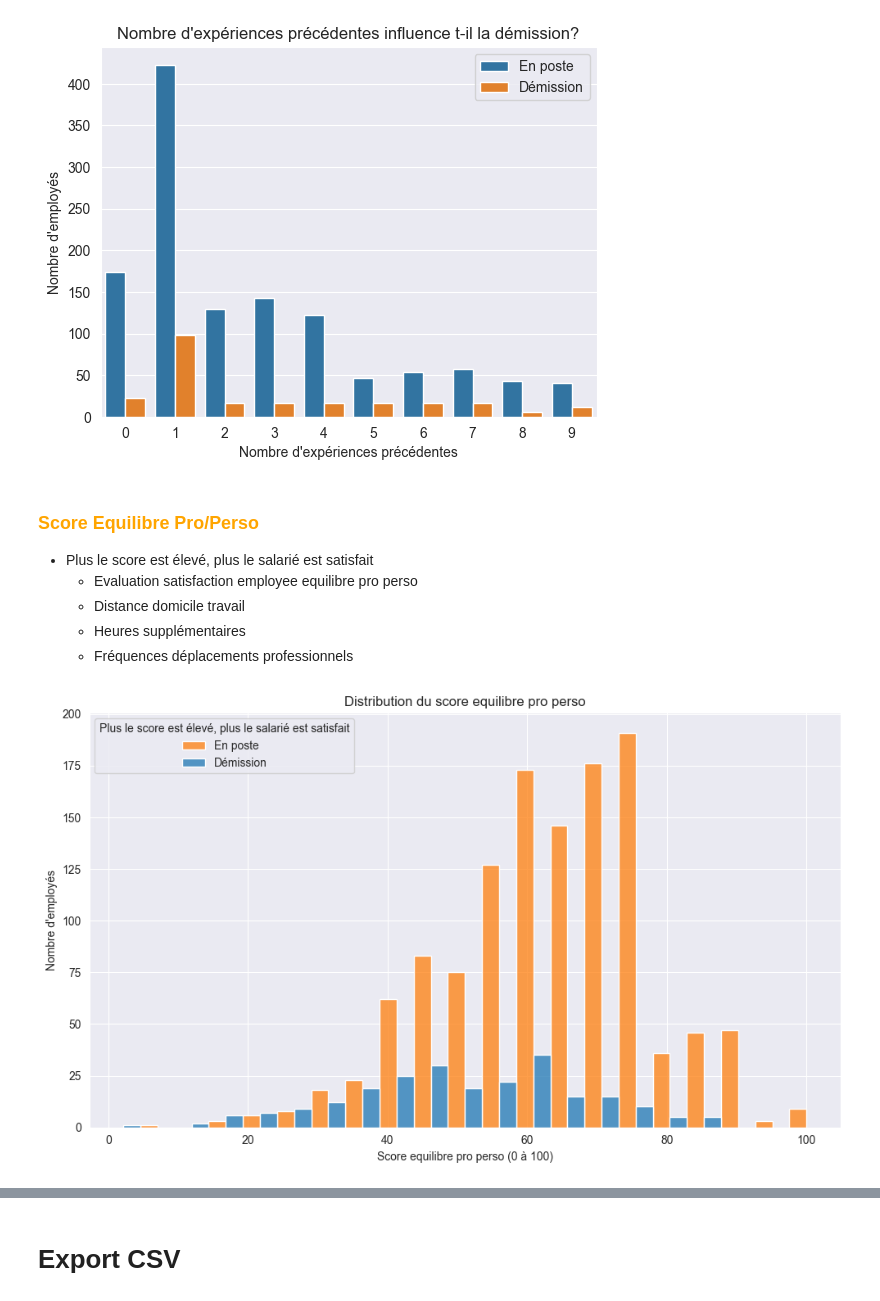
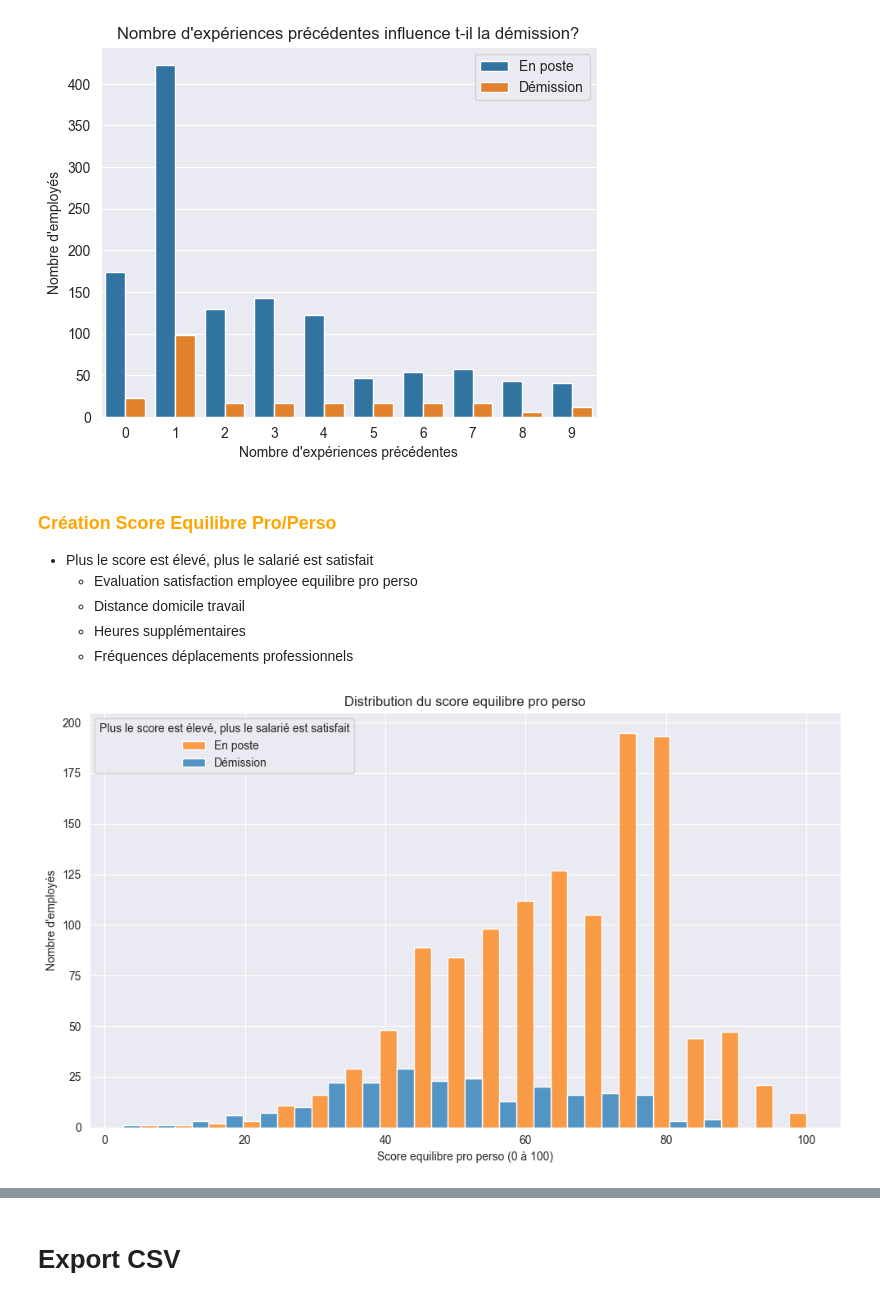
Before and after one commit to ticoraph/HRAnalytics, a Jupyter notebook: 1_Analyse_Exploratoire.ipynb, the cells around one changed output, grey strips where cells are left out. Saved outputs shown, nothing was run; the diff lists cells and outputs as text; code cells hidden in the pictures.

```diff
--- a/1_Analyse_Exploratoire.ipynb
+++ b/1_Analyse_Exploratoire.ipynb
@@ -352,9 +354,9 @@ fc[['revenu_mensuel_norm', 'augmentation_salaire_precedente_norm', 'annees_depui
 
 # pondérations à ajuster
 fc['score_revenu'] = ((
-0.6 * fc['revenu_mensuel_norm'] +
-0.2 * fc['augmentation_salaire_precedente_norm'] +
-0.2 * (1 - fc['annees_depuis_la_derniere_promotion_norm'])  # plus le nb d'annees est eleve plus le score baisse
+0.33 * fc['revenu_mensuel_norm'] +
+0.33 * fc['augmentation_salaire_precedente_norm'] +
+0.33 * (1 - fc['annees_depuis_la_derniere_promotion_norm'])  # plus le nb d'annees est eleve plus le score baisse
 ) * 100).round(2)
 #print(fc[['score_revenu']])
 
@@ -392,20 +394,20 @@ fc[['annes_sous_responsable_actuel_norm', 'satisfaction_employee_environnement_n
 )
 
 # pondérations à ajuster selon ton objectif
-fc['score_environnement'] = ((
+fc['score_environnement_travail'] = ((
 0.1 * fc['annes_sous_responsable_actuel_norm'] +
 0.3 * fc['satisfaction_employee_environnement_norm'] +
 0.3 * fc['satisfaction_employee_nature_travail_norm'] +
 0.3 * fc['satisfaction_employee_equipe_norm']
 ) * 100).round(2)
-#print(fc[['score_environnement']])
+#print(fc[['score_environnement_travail']])
 
 fc.drop(['annes_sous_responsable_actuel_norm','satisfaction_employee_environnement_norm', 'satisfaction_employee_nature_travail_norm', 'satisfaction_employee_equipe_norm'], axis=1, inplace=True)
 
 plt.figure(figsize=(10,6))
 sns.histplot(
     data=fc,
-    x='score_environnement',
+    x='score_environnement_travail',
     hue='a_quitte_l_entreprise',
     bins=20,
     kde=False,
@@ -428,7 +430,7 @@ plt.show()
     * Mobilité interne : Le salarié a-t-il occupé toujours le meme poste avant de démissioner?
 # %%
 # Mesurer la proportion d’expérience passée dans l’entreprise
-fc['mobilite_externe'] = (
+fc['score_mobilite_externe'] = (
     np.where(
         fc['annees_experience_totale'] > 0,
         fc['annees_dans_l_entreprise'] / fc['annees_experience_totale'],
@@ -436,20 +438,20 @@ fc['mobilite_externe'] = (
     )
 )
 # La méthode .clip() en pandas sert à borner les valeurs d’une série numérique entre deux limites — un minimum et un maximum.
-fc['mobilite_externe'] = fc['mobilite_externe'].clip(0, 1) * 100
-fc['mobilite_externe'] = fc['mobilite_externe'].round(2)
+fc['score_mobilite_externe'] = fc['score_mobilite_externe'].clip(0, 1) * 100
+fc['score_mobilite_externe'] = fc['score_mobilite_externe'].round(2)
 #print(fc[['mobilite_externe']])
 
 plt.figure(figsize=(10,6))
 sns.histplot(
     data=fc,
-    x='mobilite_externe',                # variable sur l’axe X
+    x='score_mobilite_externe',                # variable sur l’axe X
     hue='a_quitte_l_entreprise',         # séparation selon le départ
     bins=20,                             # nombre de barres
     kde=False,                           # tu peux mettre True pour lisser la courbe
     multiple='dodge'                     # barres côte à côte
 )
-plt.title("Distribution de la mobilité EXTERNE du salarié")
+plt.title("Distribution de la mobilité EXTERNE des salariés")
 plt.xlabel("Mobilité EXTERNE (%)")
 plt.ylabel("Nombre d'employés")
 plt.legend(title="Plus le score est élevé, plus le salarié est resté dans l'entreprise", labels=["En poste", "Démission"])
@@ -461,27 +463,27 @@ plt.show()
 # %%
 # Mesurer la proportion d’expérience dans le poste actuel
-fc['mobilite_interne'] = (
+fc['score_mobilite_interne'] = (
     np.where(
         fc['annees_dans_l_entreprise'] > 0,
         fc['annees_dans_le_poste_actuel'] / fc['annees_dans_l_entreprise'],
         0  # ← si total = 0, on met 0
     )
 )
-fc['mobilite_interne'] = fc['mobilite_interne'].clip(0, 1) * 100
-fc['mobilite_interne'] = fc['mobilite_interne'].round(2)
+fc['score_mobilite_interne'] = fc['score_mobilite_interne'].clip(0, 1) * 100
+fc['score_mobilite_interne'] = fc['score_mobilite_interne'].round(2)
 #print(fc[['mobilite_interne']])
 
 plt.figure(figsize=(10,6))
 sns.histplot(
     data=fc,
-    x='mobilite_interne',                # variable sur l’axe X
+    x='score_mobilite_interne',                # variable sur l’axe X
     hue='a_quitte_l_entreprise',         # séparation selon le départ
     bins=20,                             # nombre de barres
     kde=False,                           # tu peux mettre True pour lisser la courbe
     multiple='dodge'                     # barres côte à côte
 )
 
-plt.title("Distribution de la mobilité INTERNE du salarié")
+plt.title("Distribution de la mobilité INTERNE des salariés")
 plt.xlabel("Mobilité INTERNE (%)")
 plt.ylabel("Nombre d'employés")
 plt.legend(title="Score à 0 = Nouveau Salarié, Score à 100 = Salarié même poste", labels=["En poste", "Démission"])
@@ -504,7 +506,7 @@ plt.show()
 # %% [output]
 [figure]
 # %% [markdown]
-### <font color="orange">Score Equilibre Pro/Perso</font>
+### <font color="orange">Création Score Equilibre Pro/Perso</font>
 - Plus le score est élevé, plus le salarié est satisfait
     * Evaluation satisfaction employee equilibre pro perso
     * Distance domicile travail
@@ -516,37 +518,37 @@ scaler = MinMaxScaler()
 fc["heure_supplementaires_norm"] = fc["heure_supplementaires"].map({"Oui":0, "Non":1})
 fc["frequence_deplacement_norm"] = fc["frequence_deplacement"].map({"Aucun":1, "Occasionnel":0.5, "Frequent":0})
 
 fc[['satisfaction_employee_equilibre_pro_perso_norm', 'distance_domicile_travail_norm']] = scaler.fit_transform(
     fc[['satisfaction_employee_equilibre_pro_perso', 'distance_domicile_travail']]
 )
 
 # pondérations à ajuster selon ton objectif
-fc['score_pro_perso'] = ((
-0.5 * fc['satisfaction_employee_equilibre_pro_perso_norm'] + # Score élevé = satisfaction
-0.1 * fc['heure_supplementaires_norm'] + # Score élevé = satisfaction = 1
-0.2 * (1 - fc['distance_domicile_travail_norm']) + # Plus le score est élevé,  plus le salarié est satisfait
-0.2 * fc['frequence_deplacement_norm'] # Score élevé = satisfaction = 1
+fc['score_equilibre_pro_perso'] = ((
+0.25 * fc['satisfaction_employee_equilibre_pro_perso_norm'] + # Score élevé = satisfaction
+0.25 * fc['heure_supplementaires_norm'] + # Score élevé = satisfaction = 1
+0.25 * (1 - fc['distance_domicile_travail_norm']) + # Plus le score est élevé,  moins le salarié a de distance
+0.25 * fc['frequence_deplacement_norm'] # Score élevé = satisfaction = 1
 ) * 100).round(2)
 #print(fc[['score_pro_perso']])
 # PLUS LE SCORE EST ELEVE, PLUS LE SALARIE EST SATISFAIT
 
 fc.drop(['heure_supplementaires_norm','frequence_deplacement_norm', 'satisfaction_employee_equilibre_pro_perso_norm', 'distance_domicile_travail_norm'], axis=1, inplace=True)
 
 plt.figure(figsize=(10,6))
 sns.histplot(
     data=fc,
-    x='score_pro_perso',
+    x='score_equilibre_pro_perso',
     hue='a_quitte_l_entreprise',
     bins=20,
     kde=False,
     multiple='dodge'
 )
 
 plt.title("Distribution du score equilibre pro perso")
 plt.xlabel("Score equilibre pro perso (0 à 100)")
 plt.ylabel("Nombre d'employés")
 plt.legend(title="Plus le score est élevé, plus le salarié est satisfait", labels=["En poste", "Démission"])
 plt.tight_layout()
 plt.show()
 # %% [output]
-[figure, old version]
+[figure, new version]
```
Also changed, not shown: parts of 7 cells of this notebook, 9 other files.
